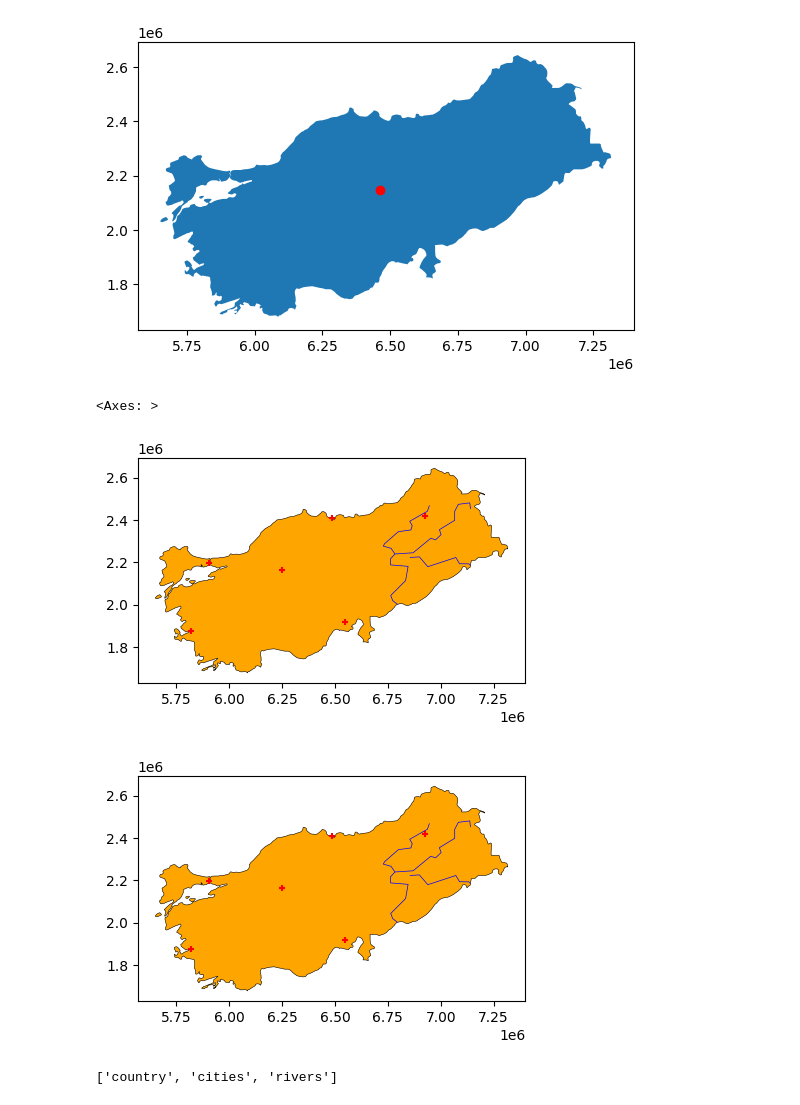
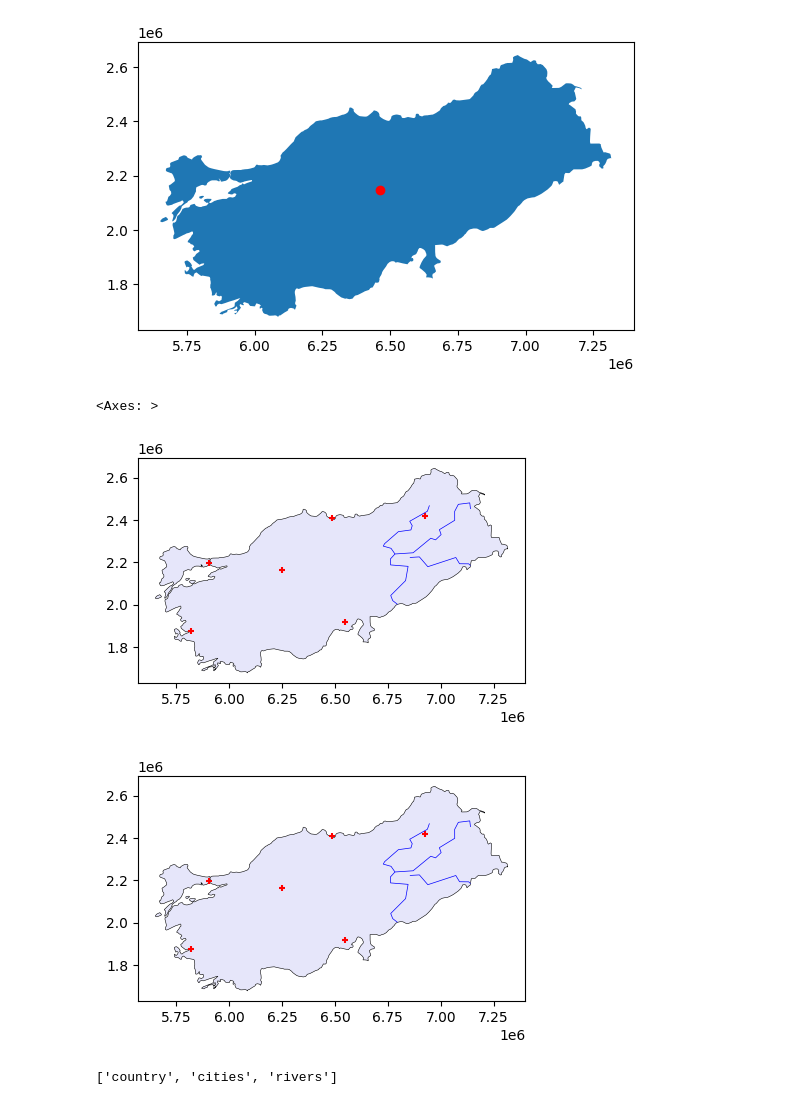
Before and after one commit to 1IAS21-Tarea/simpleplot, a Jupyter notebook: Evalucion2.ipynb, the cells around one changed output. Saved outputs shown, nothing was run; the diff lists cells and outputs as text; code cells hidden in the pictures.

```diff
--- a/Evalucion2.ipynb
+++ b/Evalucion2.ipynb
@@ -164,23 +164,23 @@ cities_5636=cities_turkey.to_crs(turkey_5636.crs)
 rivers_5636=rivers.to_crs(turkey_5636.crs)
 rivers_5636=gpd.clip(gdf=rivers_5636,mask=turkey_5636)
 # %%
-base = turkey_5636.plot(facecolor="orange", edgecolor='black', linewidth=0.4,figsize=(5,5))
+base = turkey_5636.plot(facecolor="lavender", edgecolor='black', linewidth=0.4,figsize=(5,5))
 cities_5636.plot(marker='+', color='red', markersize=15,ax=base)
 rivers_5636.plot(edgecolor='blue', linewidth=0.5,ax=base)
 # %% [output]
 <Axes: >
-[figure, old version]
+[figure, new version]
 # %%
 #Exporting maps
 # save the map as image
 import matplotlib.pyplot as plt
 
-base = turkey_5636.plot(facecolor="orange", edgecolor='black', linewidth=0.4,figsize=(5,5))
+base = turkey_5636.plot(facecolor="lavender", edgecolor='black', linewidth=0.4,figsize=(5,5))
 map2=cities_5636.plot(marker='+', color='red', markersize=15,ax=base)
 mapEnd=rivers_5636.plot(edgecolor='blue', linewidth=0.5,ax=base)
 plt.savefig(os.path.join("figures",'mapTurkey.jpg'))
 # %% [output]
-[figure, old version]
+[figure, new version]
 # %%
 # Save the three reprojected maps  into one geopackage file.
 import os
```
Also changed, not shown: parts of 2 cells of this notebook, 2 other files.
